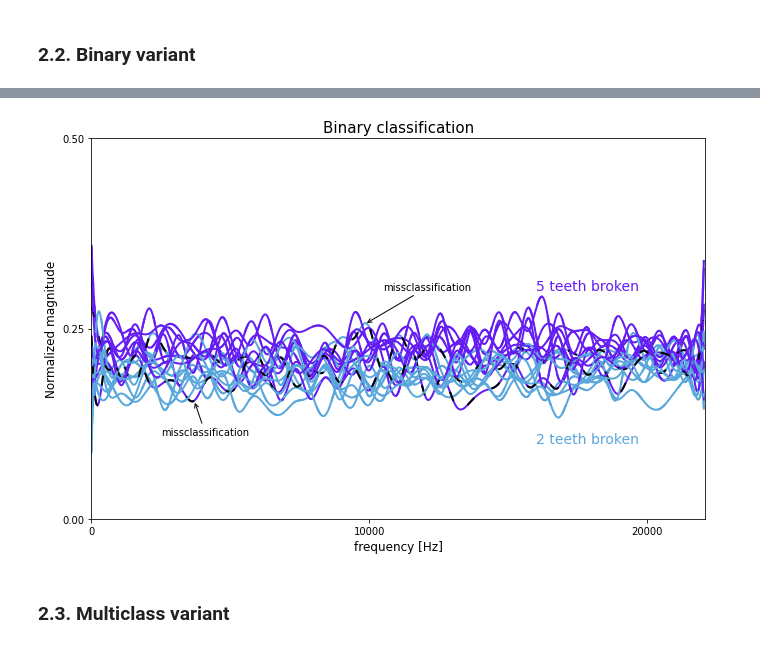
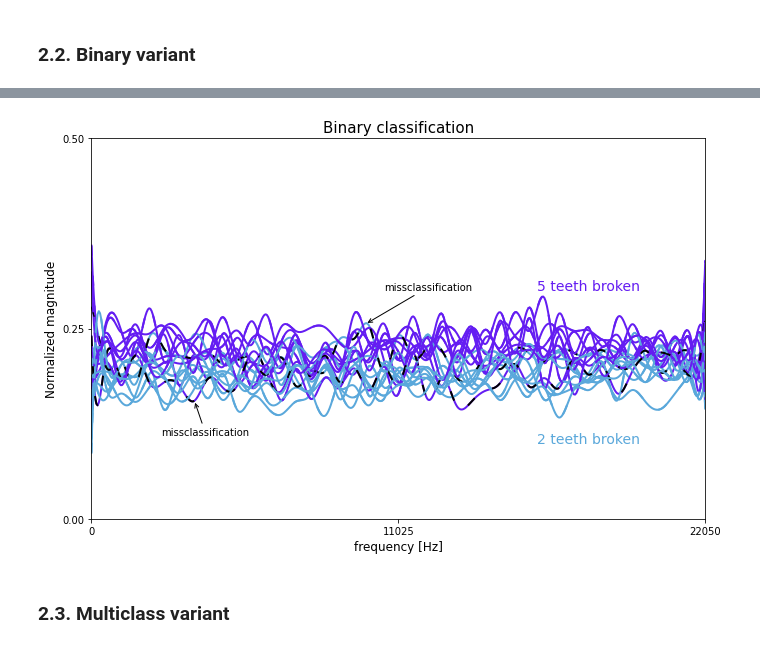
Before and after one commit to Porbi96/fda-time-series-classification, a Jupyter notebook: src/main.ipynb, the cells around one changed output, grey strips where cells are left out. Saved outputs shown, nothing was run; the diff lists cells and outputs as text; code cells hidden in the pictures.

```diff
--- a/src/main.ipynb
+++ b/src/main.ipynb
@@ -293,36 +294,36 @@ fig, ax = plt.subplots(1, figsize=(11, 7))
 x_val.plot(
     axes=ax,
     group=labels_pred,
     group_colors=colors,
     linewidth=2,
 )
 
 x_val.plot(
     axes=ax,
     group=labels_wrong,
     group_colors=colors,
     linewidth=2,
     linestyle=(0, (5, 10))
 )
 
 
 ax.set_title("Binary classification", fontsize=15)
 ax.set_xlabel('frequency [Hz]', fontsize=12)
 ax.set_ylabel('Normalized magnitude', fontsize=12)
-ax.xaxis.set_ticks(np.arange(0, 23000, 10000))
+ax.xaxis.set_ticks(np.arange(0, 23000, 11025))
 ax.yaxis.set_ticks(np.arange(0, 0.6, 0.25))
 plt.ylim([0, 0.5])
-plt.xlim([0, 22100])
+plt.xlim([0, 22050])
 
 ax.annotate("missclassification", xy=(3700, 0.155), xytext=(2500, 0.11), arrowprops=dict(arrowstyle="->"))
 ax.annotate("missclassification", xy=(9850, 0.256), xytext=(10500, 0.3), arrowprops=dict(arrowstyle="->"))
 ax.annotate(fd2_label, xy=(16000, 0.3), fontsize=14, c=colors[fd1_label])
 ax.annotate(fd1_label, xy=(16000, 0.1), fontsize=14, c=colors[fd2_label])
 
 plt.savefig("../docs/imgs/binary_classification.eps", dpi=300, bbox_inches='tight')
 plt.show()
 # %% [output]
-[figure, old version]
+[figure, new version]
 # %% [markdown]
 ### 2.3. Multiclass variant
 # %%
```
Also changed, not shown: parts of 5 cells of this notebook, 11 other files.
